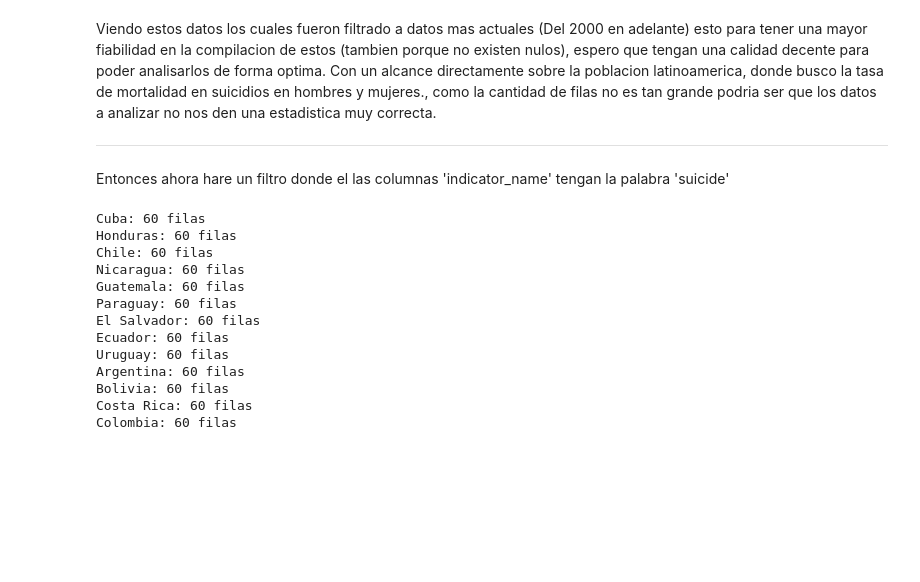
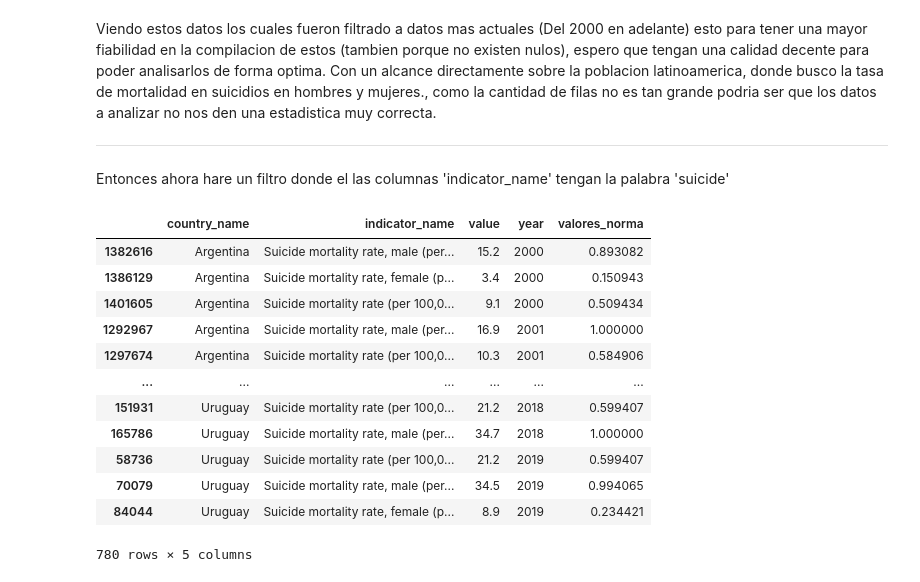
Before and after one commit to DdoveN/Prueba-1, a Jupyter notebook: SOLEMNE.ipynb, the cells around one changed output. Saved outputs shown, nothing was run; the diff lists cells and outputs as text; code cells hidden in the pictures; blank space fills up the shorter version.

```diff
--- a/SOLEMNE.ipynb
+++ b/SOLEMNE.ipynb
@@ -122,24 +117,28 @@ Entonces ahora hare un filtro donde el las columnas 'indicator_name' tengan la p
 # %%
 suicidios = Pandass_act[Pandass_act['indicator_name'].str.contains('suicide', case=False, na=False)]
 
-dic_paises = {}
-for pais in suicidios["country_name"].unique():
-    dic_paises[pais] = suicidios[suicidios["country_name"] == pais]
-    print(f"{pais}: {len(dic_paises[pais])} filas")
+#Uso todos estos datos para separar el termino suicidio dentro de la columna "indicator_name"
 
+suicidios = suicidios.copy()            #me arrojaba un warning asi que con esto pude solucionarlo...
 
-#Uso todos estos datos para separar el termino suicidio dentro de la columna "indicator_name", y para separar data frames de los distintos paises de latinoamerica
+def normalizar(x):
+    return (x - x.min()) / (x.max() - x.min())                  #funcion para normalizar los valores de la tabla
+
+suicidios['valores_norma'] = suicidios.groupby('country_name')['value'].transform(normalizar)
+
+suicidios = suicidios.sort_values(['country_name', 'year'])
+suicidios
 # %% [output]
+|  | country_name | indicator_name | value | year | valores_norma |
+| 1382616 | Argentina | Suicide mortality rate, male (per... | 15.2 | 2000 | 0.893082 |
+| 1386129 | Argentina | Suicide mortality rate, female (p... | 3.4 | 2000 | 0.150943 |
+| 1401605 | Argentina | Suicide mortality rate (per 100,0... | 9.1 | 2000 | 0.509434 |
+| 1292967 | Argentina | Suicide mortality rate, male (per... | 16.9 | 2001 | 1.000000 |
+| 1297674 | Argentina | Suicide mortality rate (per 100,0... | 10.3 | 2001 | 0.584906 |
+| ... | ... | ... | ... | ... | ... |
+| 151931 | Uruguay | Suicide mortality rate (per 100,0... | 21.2 | 2018 | 0.599407 |
+| 165786 | Uruguay | Suicide mortality rate, male (per... | 34.7 | 2018 | 1.000000 |
+| 58736 | Uruguay | Suicide mortality rate (per 100,0... | 21.2 | 2019 | 0.599407 |
+| 70079 | Uruguay | Suicide mortality rate, male (per... | 34.5 | 2019 | 0.994065 |
+| 84044 | Uruguay | Suicide mortality rate, female (p... | 8.9 | 2019 | 0.234421 |
-Cuba: 60 filas
-Honduras: 60 filas
-Chile: 60 filas
-Nicaragua: 60 filas
-Guatemala: 60 filas
-Paraguay: 60 filas
-El Salvador: 60 filas
-Ecuador: 60 filas
-Uruguay: 60 filas
-Argentina: 60 filas
-Bolivia: 60 filas
-Costa Rica: 60 filas
-Colombia: 60 filas
+780 rows × 5 columns
```
Also changed, not shown: parts of 2 cells of this notebook.
